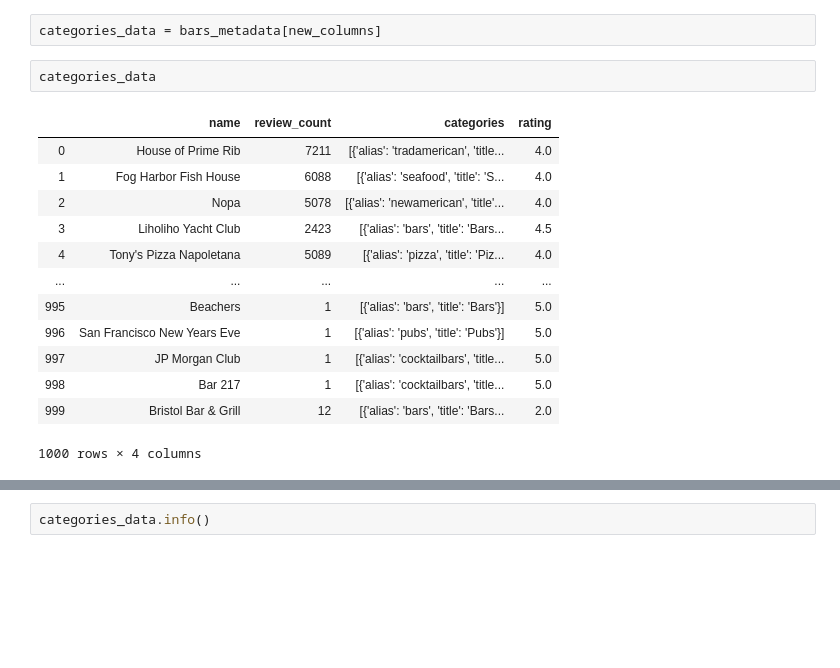
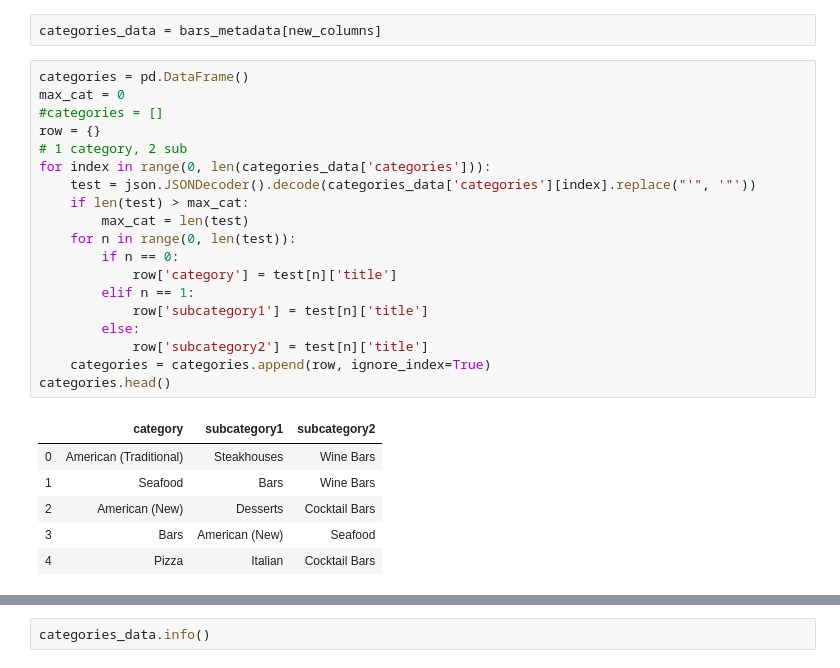
Before and after one commit to joemiller4500/d3-project, a Jupyter notebook: BarsData.ipynb, the cells around one changed output, grey strips where cells are left out. Saved outputs shown, nothing was run; the diff lists cells and outputs as text; blank space fills up the shorter version.

```diff
--- a/BarsData.ipynb
+++ b/BarsData.ipynb
@@ -50,19 +51,29 @@ new_columns = [
 ]
 # %%
 categories_data = bars_metadata[new_columns]
-# %%
-categories_data
-# %% [output]
-|  | name | review_count | categories | rating |
-| 0 | House of Prime Rib | 7211 | [{'alias': 'tradamerican', 'title... | 4.0 |
-| 1 | Fog Harbor Fish House | 6088 | [{'alias': 'seafood', 'title': 'S... | 4.0 |
-| 2 | Nopa | 5078 | [{'alias': 'newamerican', 'title'... | 4.0 |
-| 3 | Liholiho Yacht Club | 2423 | [{'alias': 'bars', 'title': 'Bars... | 4.5 |
-| 4 | Tony's Pizza Napoletana | 5089 | [{'alias': 'pizza', 'title': 'Piz... | 4.0 |
-| ... | ... | ... | ... | ... |
-| 995 | Beachers | 1 | [{'alias': 'bars', 'title': 'Bars'}] | 5.0 |
-| 996 | San Francisco New Years Eve | 1 | [{'alias': 'pubs', 'title': 'Pubs'}] | 5.0 |
-| 997 | JP Morgan Club | 1 | [{'alias': 'cocktailbars', 'title... | 5.0 |
-| 998 | Bar 217 | 1 | [{'alias': 'cocktailbars', 'title... | 5.0 |
-| 999 | Bristol Bar & Grill | 12 | [{'alias': 'bars', 'title': 'Bars... | 2.0 |
-1000 rows × 4 columns
+# %%
+categories = pd.DataFrame()
+max_cat = 0
+#categories = []
+row = {}
+# 1 category, 2 sub
+for index in range(0, len(categories_data['categories'])):
+    test = json.JSONDecoder().decode(categories_data['categories'][index].replace("'", '"'))
+    if len(test) > max_cat:
+        max_cat = len(test)
+    for n in range(0, len(test)):
+        if n == 0:
+            row['category'] = test[n]['title']
+        elif n == 1:
+            row['subcategory1'] = test[n]['title']
+        else:
+            row['subcategory2'] = test[n]['title']
+    categories = categories.append(row, ignore_index=True)
+categories.head()
+# %% [output]
+|  | category | subcategory1 | subcategory2 |
+| 0 | American (Traditional) | Steakhouses | Wine Bars |
+| 1 | Seafood | Bars | Wine Bars |
+| 2 | American (New) | Desserts | Cocktail Bars |
+| 3 | Bars | American (New) | Seafood |
+| 4 | Pizza | Italian | Cocktail Bars |
```
Also changed, not shown: parts of 14 cells of this notebook, 26 other files.
